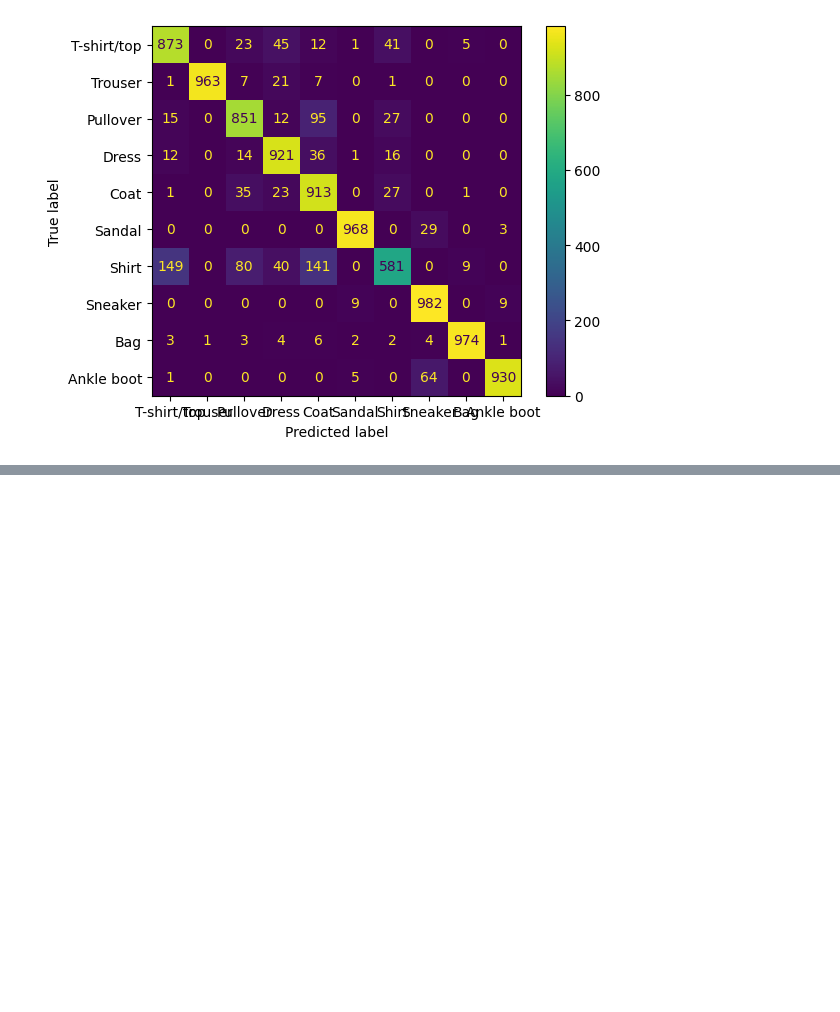
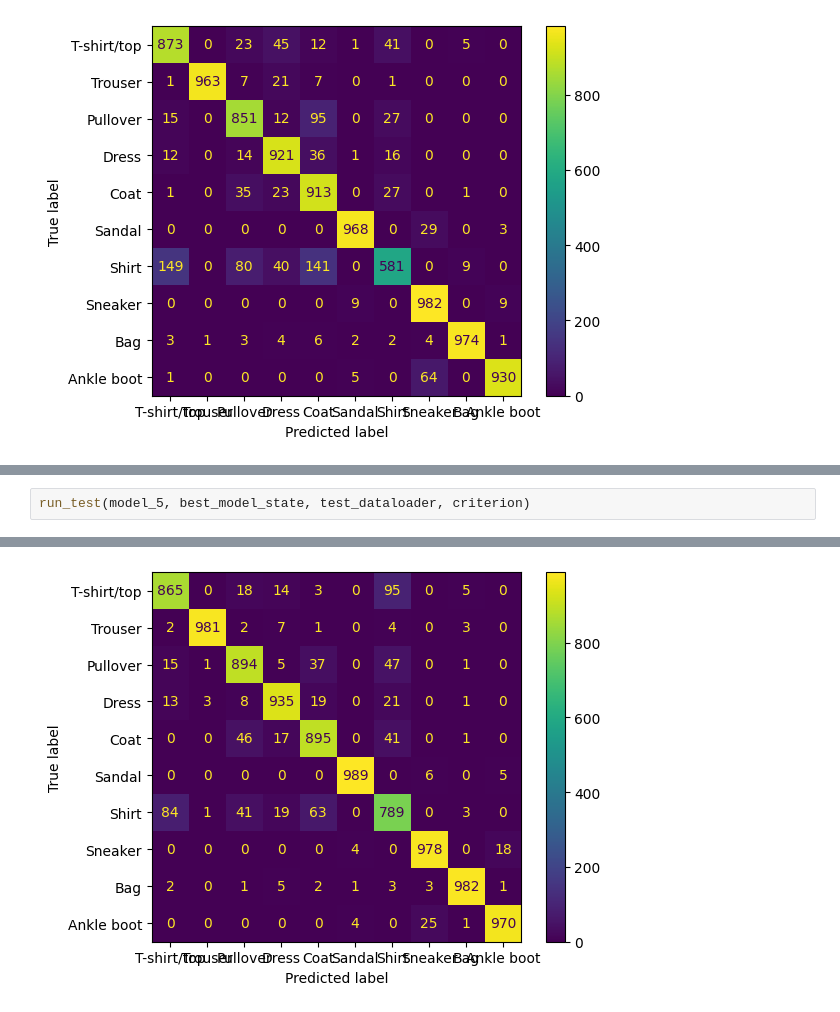
Before and after one commit to SarveshMD/colab-notebooks, a Jupyter notebook: FashionMNIST.ipynb, the cells around one changed output, grey strips where cells are left out. Cells and saved outputs as stored; diff of their text form; blank space fills up the shorter version.

```diff
--- a/FashionMNIST.ipynb
+++ b/FashionMNIST.ipynb
@@ -446,0 +507,3 @@ Test Accuracy: 0.90 | Test Loss: 0.3016
+# %%
+run_test(model_5, best_model_state, test_dataloader, criterion)
+# %% [output]
@@ -446,0 +511 @@ Test Accuracy: 0.90 | Test Loss: 0.3016
+[figure, added]
```
Also changed, not shown: parts of 12 cells of this notebook.
